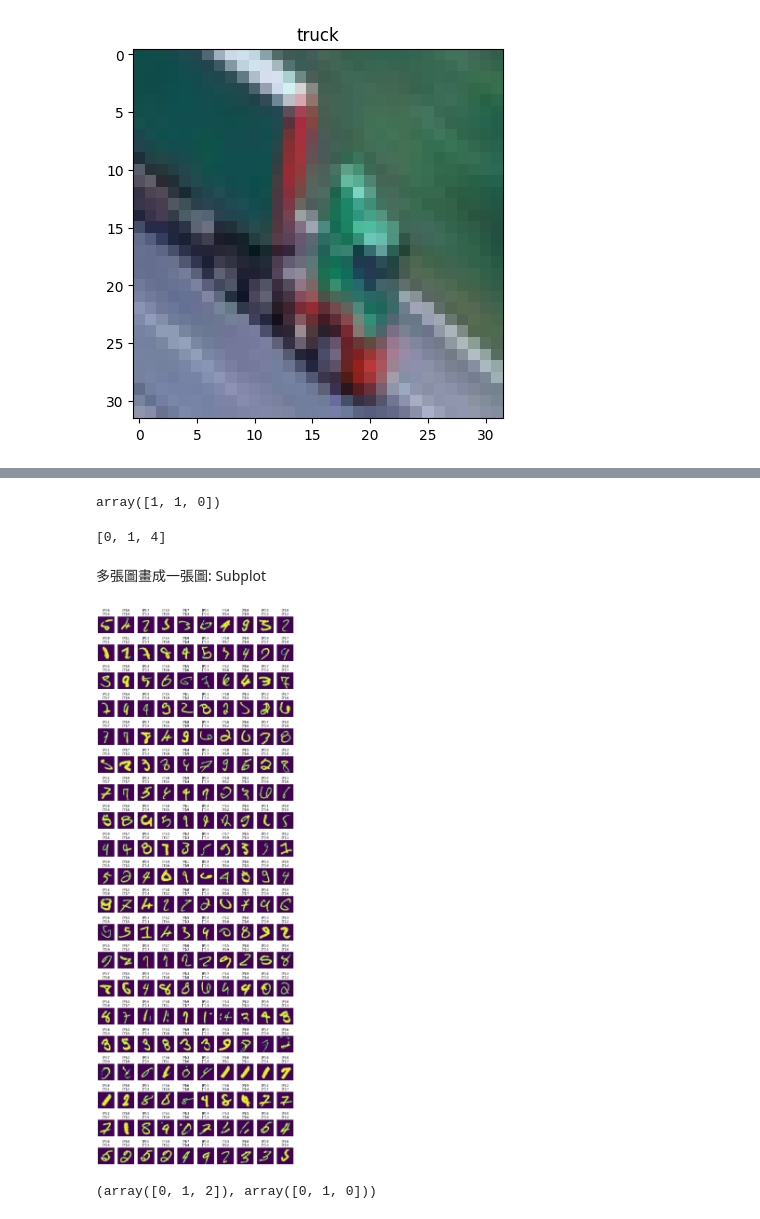
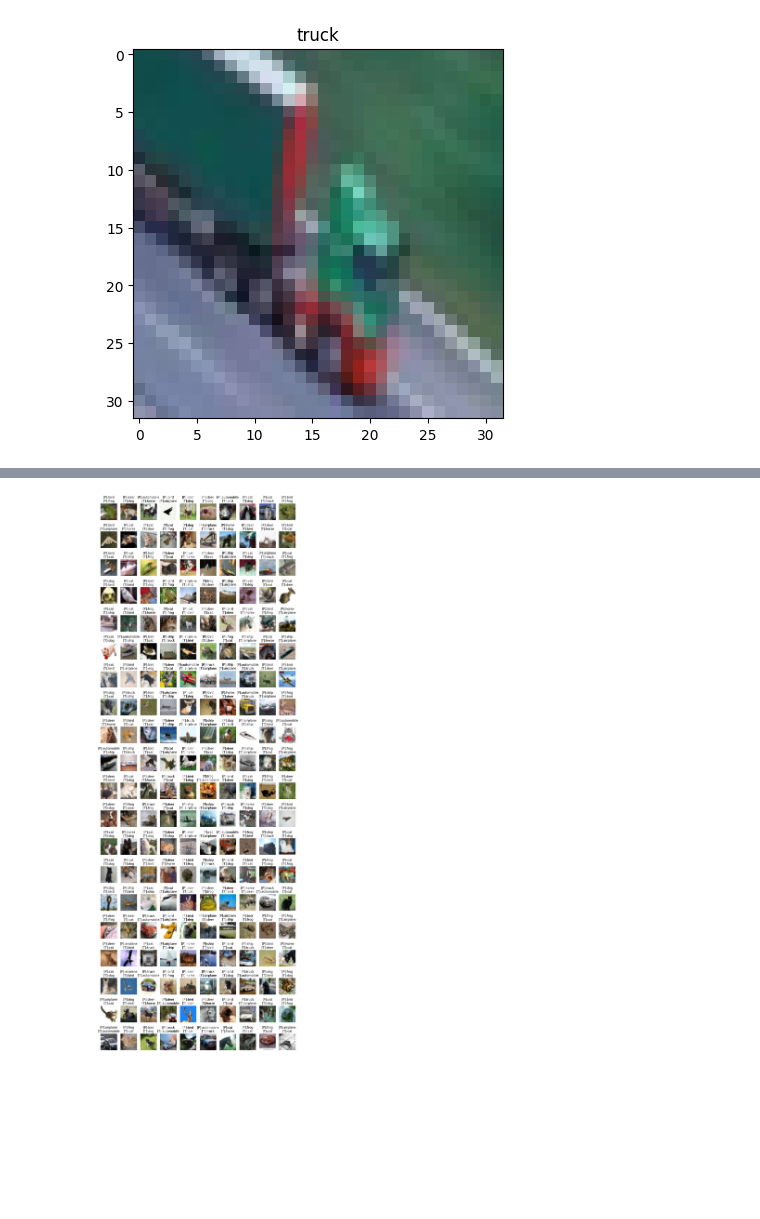
Before and after one commit to wasp33/ximen0703, a Jupyter notebook: cnn.ipynb, the cells around one changed output, grey strips where cells are left out. Drawn from its saved outputs; the diff is of its cells as text; code cells hidden in the pictures; blank space fills up the shorter version.

```diff
--- a/cnn.ipynb
+++ b/cnn.ipynb
@@ -181,6 +120,32 @@ batch_size = 20(圖片大或資料少) 200(圖片小或資料多)
+# %%
+# 一切均與斜率有關
+# Sparse: 你不用自己做one-hot encoding
+# 優化器: 1. 無法找出全局最佳解, 但至少不要停在窪點 -> 小彈珠優化 M_now + BetaM_before = M_now
+#     2. 時間優化 W = W_now- M * 步 decay =>  T_小: 大, T_大: 小
+# adam => 兩種優化器合在一起
+from tensorflow.keras.losses import SparseCategoricalCrossentropy
+model.compile(loss=SparseCategoricalCrossentropy(),
+        optimizer="adam",
+       metrics=["accuracy"])
+# %%
+# X: scaling, 隨機係數是有在跟你的輸入作配合的
+# 0~1 / -1~1
+x_train_norm = x_train / 255.0
+x_test_norm = x_test / 255.0
 # %%
 from tensorflow.keras.callbacks import ModelCheckpoint, EarlyStopping
 c = [
-    ModelCheckpoint("mlp.h5", save_best_only=True),
+    ModelCheckpoint("cnn.h5", save_best_only=True),
     EarlyStopping(patience=5, restore_best_weights=True)
 ]
+# batch_size = 20(圖片大或資料少)~200(圖片小或資料多)
+# 54000 / 200 = 270(梯度下降)
+# 沒做任何事: 差不多100個epch訓練完畢
+# relu: 35epoch
+# ce: 15epoch
+model.fit(x_train_norm,
+     y_train,
+     batch_size=200,
+     epochs=100,
+     validation_split=0.1,
+     callbacks=c)
@@ -187,8 +170,0 @@ c = [
-# %%
-#60000/ 200 = 300(梯度下降)
-model.fit(x_train_norm,
-     y_train_cat,
-    batch_size=200,
-    epochs=100,
-    validation_split=0.1,
-          callbacks=c)
@@ -239,49 +202,18 @@ pd.DataFrame(mat,
-# %%
-# demo
-# 不帶參數: 一維
-# axis=0/1
-n = np.array([
-    [1, 2],
-    [5, 6],
-    [4, 3]
-])
-n.argmax(axis=-1)
-# %% [output]
-array([1, 1, 0])
-# %%
-# demo:
-# l = []
-# for i in range(3):
-#     l.append(i ** 2)
-l = [i ** 2 for i in range(3)]
-l
-# %% [output]
-[0, 1, 4]
-# %% [markdown]
-多張圖畫成一張圖: Subplot
 # %%
-idx = np.nonzero(pre != y_test)[0]
+import numpy as np
+idx = np.nonzero(pre != y_test)[0][:200]
 false_pre = pre[idx]
 false_true = y_test[idx]
 false_img = x_test[idx]
 plt.figure(figsize=(14, 42))
 width = 10
 height = len(idx) // width + 1
 for i in range(len(idx)):
     # 總高/總寬/ith
     plt.subplot(height, width, i+1)
-    t = "[P]:{}\n[T]:{}".format(false_pre[i], false_true[i])
+    t = "[P]:{}\n[T]:{}".format(trans[false_pre[i]], trans[false_true[i]])
     plt.title(t)
     plt.imshow(false_img[i])
     plt.axis("off")
 # %% [output]
-[figure, old version]
+[figure, new version]
-# %%
-#demo
-np.nonzero([
-    [1,0,],
-    [0,2],
-    [3,0]
-])
-# %% [output]
-(array([0, 1, 2]), array([0, 1, 0]))
```
Also changed, not shown: parts of 19 cells of this notebook.
